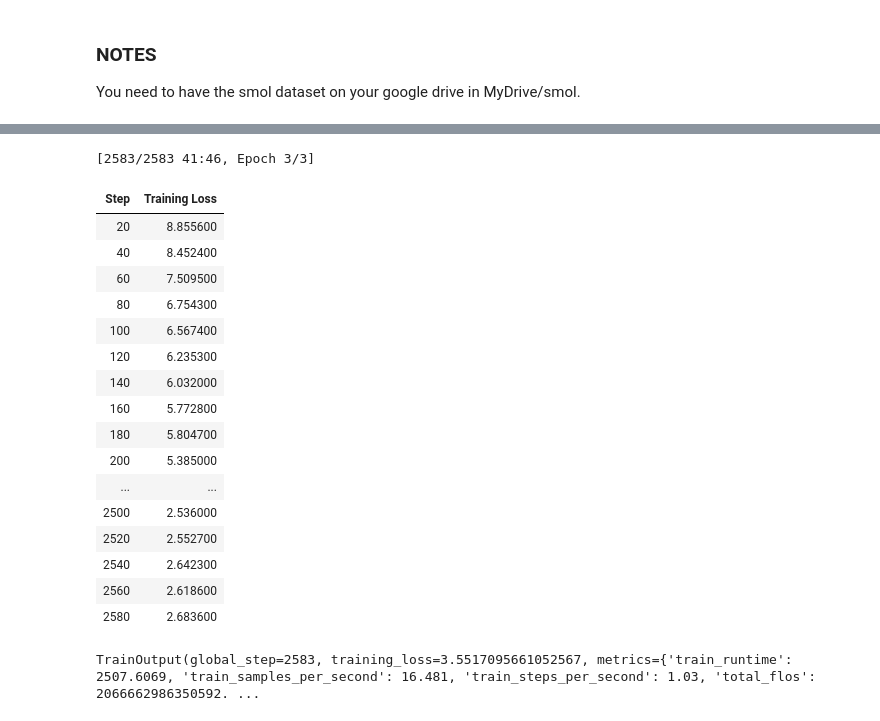
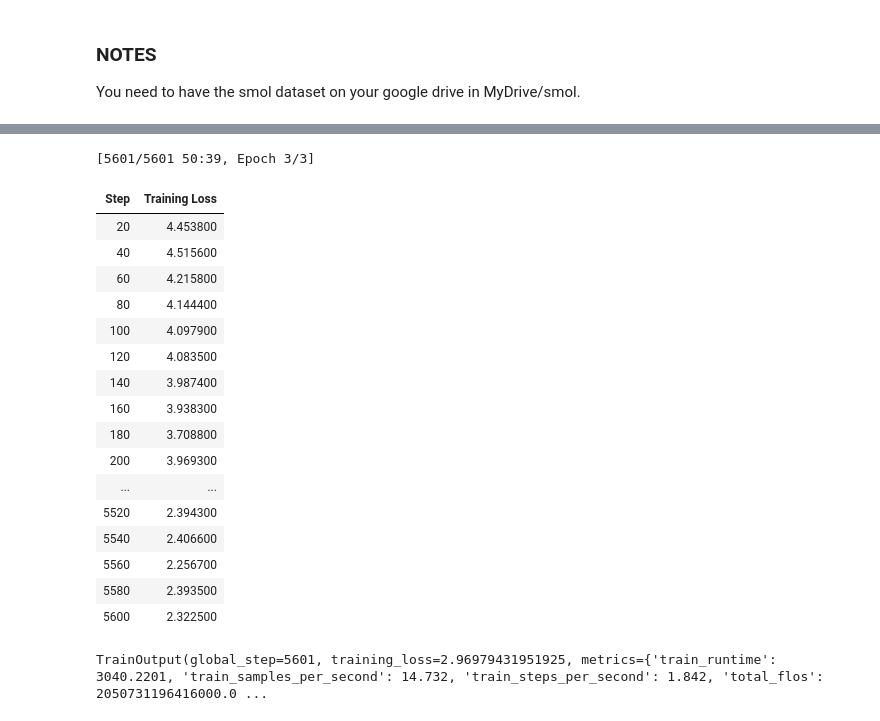
Before and after one commit to au-nlp/project-milestone-p2-group16, a Jupyter notebook: full-training-loop.ipynb, the cells around one changed output, grey strips where cells are left out. Drawn from its saved outputs; the diff is of its cells as text; code cells hidden in the pictures.

Commit message:
Updates to the full training loop.

```diff
--- a/full-training-loop.ipynb
+++ b/full-training-loop.ipynb
@@ -129,6 +123,28 @@ def split_smolsent(ds):
 
     return train_ds, val_ds, test_ds
 
+# This way we ensure that we get the same number of test/val entries per language.
+def split_smolsent_maxSize(ds, maxTestSize=173, maxValSize=86):
+  seed = 42
+  # Ensure reproducibility
+  random.seed(seed)
+
+  # Total indices
+  all_indices = list(range(len(ds)))
+  random.shuffle(all_indices)
+
+  # Slice indices
+  test_indices = all_indices[:maxTestSize]
+  val_indices  = all_indices[maxTestSize:maxTestSize + maxValSize]
+  train_indices = all_indices[maxTestSize + maxValSize:]
+
+  # Create subsets
+  test_ds  = ds.select(test_indices)
+  val_ds   = ds.select(val_indices)
+  train_ds = ds.select(train_indices)
+
+  return train_ds, val_ds, test_ds
+
 # Create the special language token corresponding to a language
 def create_language_ID(lang):
     return f"{lang}_XX"
@@ -147,9 +163,20 @@ for lang in LANGUAGES:
   print(f"Processing language: {lang}")
 
   gatitos, smolsent = load_language_datasets(lang)
-  gatitos_sets.append(gatitos)
+
+  # Remove other columns
+  columns_to_keep = ["src", "trg", "tl"]
+
+  if gatitos is not None:
+      gatitos = gatitos.select_columns(columns_to_keep)
+      gatitos_sets.append(gatitos)
+
+  if smolsent is not None:
+      smolsent = smolsent.select_columns(columns_to_keep)
 
   train, val, test = split_smolsent(smolsent)
+  if LIMIT_TEST_SIZES:
+    train, val, test = split_smolsent_maxSize(smolsent)
 
   training_sets.append(train)
   val_sets.append(val)
@@ -315,60 +359,59 @@ tokenized_val   = val_dataset.map(preprocess_function, batched=True, remove_colu
 data_collator = DataCollatorForSeq2Seq(tokenizer, model=model)
 
 # Args
-#output_dir_name = "finetuned-mBart-ES"
 training_args = Seq2SeqTrainingArguments(
     output_dir="finetuned-mBart-ES",
 
-    per_device_train_batch_size=16,
+    per_device_train_batch_size=TRAINING_BATCH_SIZE,
     per_device_eval_batch_size=16,
     num_train_epochs=EPOCHS,
     weight_decay=0.01,
 
     learning_rate=3e-5,
 
     label_smoothing_factor=0.1,
     save_strategy="epoch",
     predict_with_generate=True,
     logging_strategy="steps",
     logging_steps=20,
 
-    warmup_ratio=0.1 # May be removed?
+    warmup_ratio=0.1, # May be removed?
 
     report_to="none"
 )
 
 # Define the trainer
 trainer = Seq2SeqTrainer(
     model=model,
     args=training_args,
     train_dataset=tokenized_train,
     eval_dataset=tokenized_val,
     tokenizer=tokenizer,
     data_collator=data_collator,
 )
 
 # Train!
 trainer.train()
 # %% [output]
-[2583/2583 41:46, Epoch 3/3]
+[5601/5601 50:39, Epoch 3/3]
 | Step | Training Loss |
-| 20 | 8.855600 |
-| 40 | 8.452400 |
-| 60 | 7.509500 |
-| 80 | 6.754300 |
-| 100 | 6.567400 |
-| 120 | 6.235300 |
-| 140 | 6.032000 |
-| 160 | 5.772800 |
-| 180 | 5.804700 |
-| 200 | 5.385000 |
+| 20 | 4.453800 |
+| 40 | 4.515600 |
+| 60 | 4.215800 |
+| 80 | 4.144400 |
+| 100 | 4.097900 |
+| 120 | 4.083500 |
+| 140 | 3.987400 |
+| 160 | 3.938300 |
+| 180 | 3.708800 |
+| 200 | 3.969300 |
 | ... | ... |
-| 2500 | 2.536000 |
-| 2520 | 2.552700 |
-| 2540 | 2.642300 |
-| 2560 | 2.618600 |
-| 2580 | 2.683600 |
+| 5520 | 2.394300 |
+| 5540 | 2.406600 |
+| 5560 | 2.256700 |
+| 5580 | 2.393500 |
+| 5600 | 2.322500 |
-TrainOutput(global_step=2583, training_loss=3.5517095661052567, metrics={'train_runtime': 2507.6069, 'train_samples_per_second': 16.481, 'train_steps_per_second': 1.03, 'total_flos': 2066662986350592. ...
+TrainOutput(global_step=5601, training_loss=2.96979431951925, metrics={'train_runtime': 3040.2201, 'train_samples_per_second': 14.732, 'train_steps_per_second': 1.842, 'total_flos': 2050731196416000.0 ...
 # %%
 # Test the model again
 bleu_scores = evaluate_translation_model(model, tokenizer, test_dataset)
```
Also changed, not shown: parts of 6 cells of this notebook.
